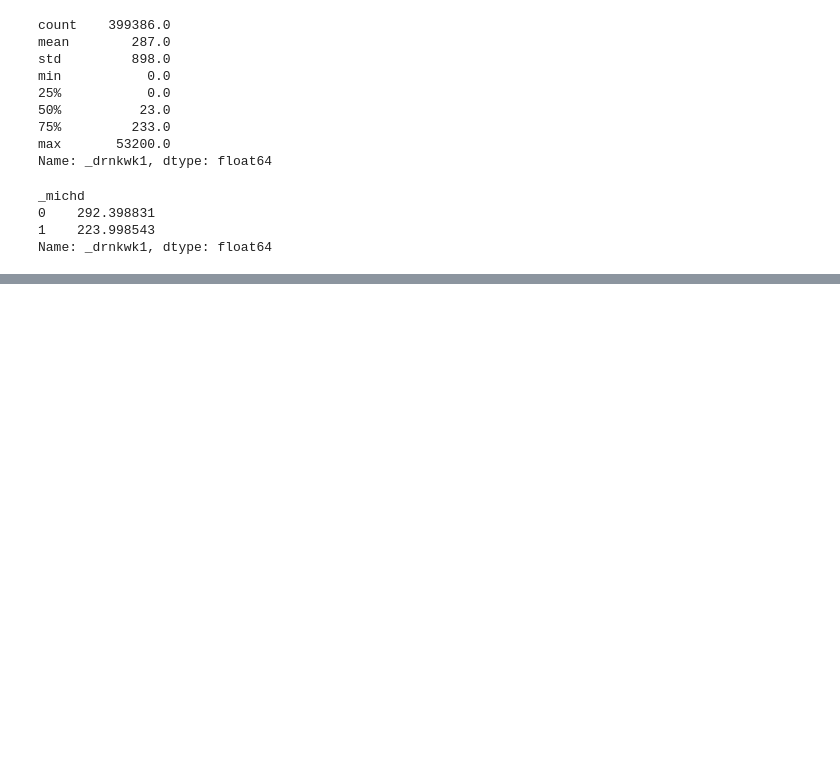
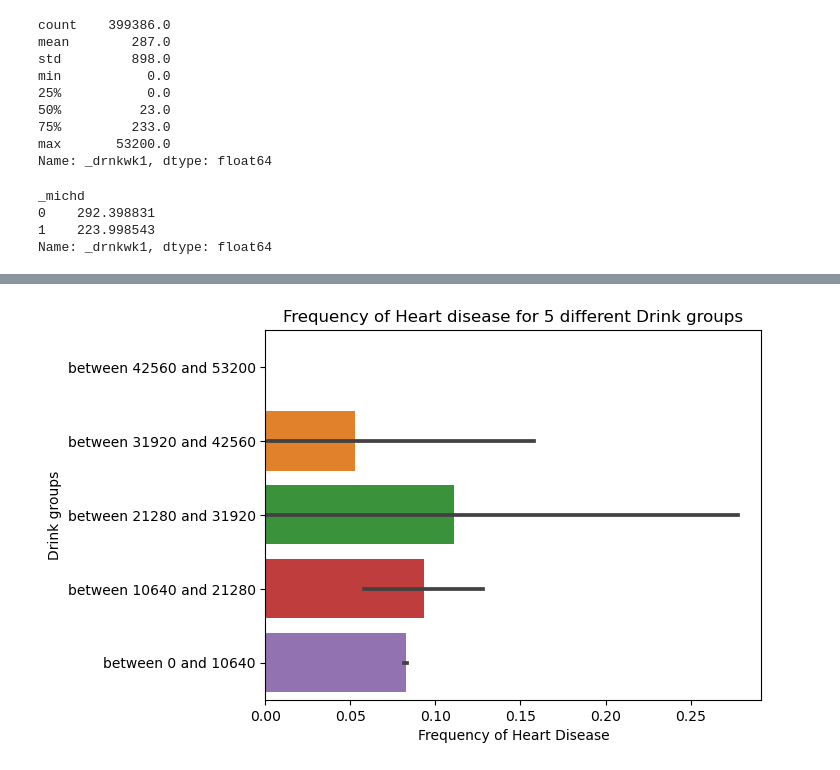
Before and after one commit to blueran21/heart_disease_classification, a Jupyter notebook: code/4_Lucas_EDA.ipynb, the cells around one changed output, grey strips where cells are left out. Drawn from its saved outputs; the diff is of its cells as text; code cells hidden in the pictures; blank space fills up the shorter version.

```diff
--- a/code/4_Lucas_EDA.ipynb
+++ b/code/4_Lucas_EDA.ipynb
@@ -262,6 +263,24 @@ plt.ylabel('Highest achieved education');
 [figure]
 # %% [markdown]
 # Numercal Variables
+# %%
+def n_intake_groups(n,x, high, low):
+    size_of_group = (high - low) / n #Size of each group
+    for i in range(1,n+1):
+        if x <= low + i * size_of_group:
+            return f'between {int(low + (i-1) * size_of_group)} and {int(low + i * size_of_group)}'
+
+def plot_groups(n, dataframe, column_name, plot_column_name):
+    high = max(dataframe[column_name])
+    low = min(dataframe[column_name])
+
+    order = [f'between {int(high - ((high-low) / n )* (i+1))} and {int(high - ((high-low) / n )* (i))}' for i in range(n)]
+
+    sns.barplot(y = dataframe[column_name].map(lambda x: n_intake_groups(n,x, high, low)), x = dataframe['_michd'], orient = 'h', order = order)
+    plt.title(f'Frequency of Heart disease for {n} different {plot_column_name} groups')
+    plt.xlabel('Frequency of Heart Disease')
+    plt.ylabel(f'{plot_column_name} groups');
+    plt.show()
 # %% [markdown]
 ## _DRNKWK1
 Calculated total number of alcoholic beverages consumed per week.
@@ -293,0 +314,4 @@ sns.catplot(data= df, y = '_drnkwk1', x = "_michd", kind="box")
+# %%
+plot_groups(5, df, '_drnkwk1', 'Drink')
+# %% [output]
+[figure, added]
```
Also changed, not shown: parts of 40 cells of this notebook.
